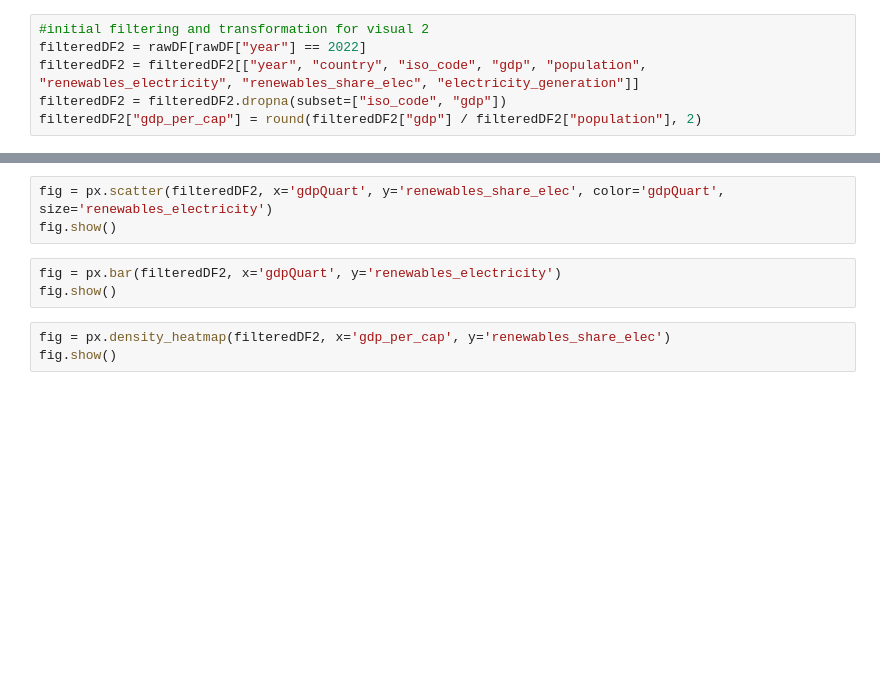
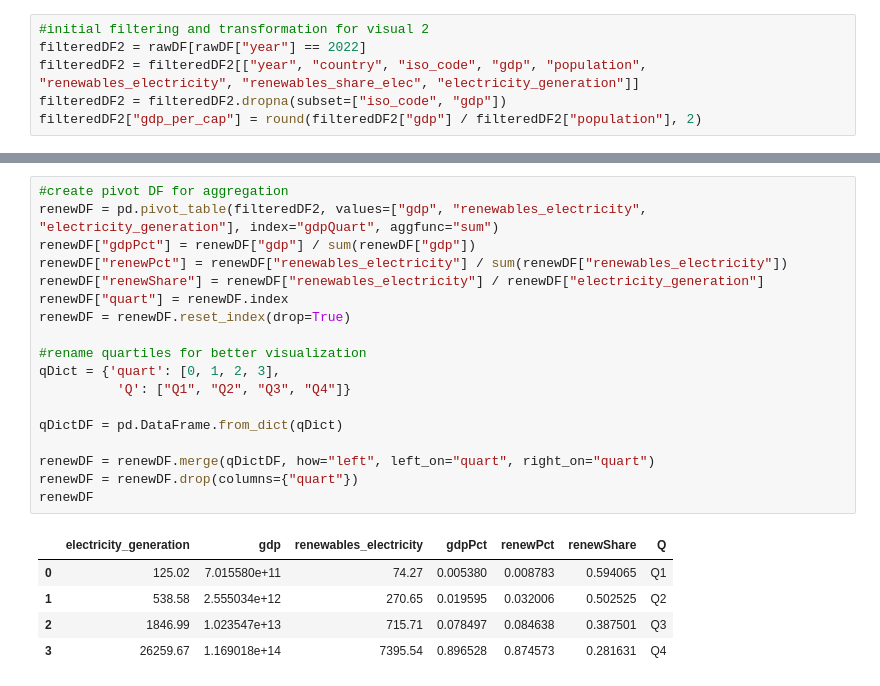
Before and after one commit to chrisdscholz/209R_projects, a Jupyter notebook: Project 2/Project2.ipynb, the cells around one changed output, grey strips where cells are left out. Cells and saved outputs as stored; diff of their text form; blank space fills up the shorter version.

```diff
--- a/Project 2/Project2.ipynb
+++ b/Project 2/Project2.ipynb
@@ -111,12 +110,27 @@ filteredDF2
 | 21686 | 2022 | Zambia | ZMB | 6.846960e+10 | 20017670.0 | 17.31 | 88.906 | ... |
 | 21810 | 2022 | Zimbabwe | ZWE | 2.590159e+10 | 16320539.0 | 6.01 | 67.301 | ... |
 165 rows × 11 columns
-# %%
-fig = px.scatter(filteredDF2, x='gdpQuart', y='renewables_share_elec', color='gdpQuart', size='renewables_electricity')
-fig.show()
-# %%
-fig = px.bar(filteredDF2, x='gdpQuart', y='renewables_electricity')
-fig.show()
-# %%
-fig = px.density_heatmap(filteredDF2, x='gdp_per_cap', y='renewables_share_elec')
-fig.show()
+# %%
+#create pivot DF for aggregation
+renewDF = pd.pivot_table(filteredDF2, values=["gdp", "renewables_electricity", "electricity_generation"], index="gdpQuart", aggfunc="sum")
+renewDF["gdpPct"] = renewDF["gdp"] / sum(renewDF["gdp"])
+renewDF["renewPct"] = renewDF["renewables_electricity"] / sum(renewDF["renewables_electricity"])
+renewDF["renewShare"] = renewDF["renewables_electricity"] / renewDF["electricity_generation"]
+renewDF["quart"] = renewDF.index
+renewDF = renewDF.reset_index(drop=True)
+
+#rename quartiles for better visualization
+qDict = {'quart': [0, 1, 2, 3],
+          'Q': ["Q1", "Q2", "Q3", "Q4"]}
+
+qDictDF = pd.DataFrame.from_dict(qDict)
+
+renewDF = renewDF.merge(qDictDF, how="left", left_on="quart", right_on="quart")
+renewDF = renewDF.drop(columns={"quart"})
+renewDF
+# %% [output]
+|  | electricity_generation | gdp | renewables_electricity | gdpPct | renewPct | renewShare | Q |
+| 0 | 125.02 | 7.015580e+11 | 74.27 | 0.005380 | 0.008783 | 0.594065 | Q1 |
+| 1 | 538.58 | 2.555034e+12 | 270.65 | 0.019595 | 0.032006 | 0.502525 | Q2 |
+| 2 | 1846.99 | 1.023547e+13 | 715.71 | 0.078497 | 0.084638 | 0.387501 | Q3 |
+| 3 | 26259.67 | 1.169018e+14 | 7395.54 | 0.896528 | 0.874573 | 0.281631 | Q4 |
```
Also changed, not shown: parts of 5 cells of this notebook.
